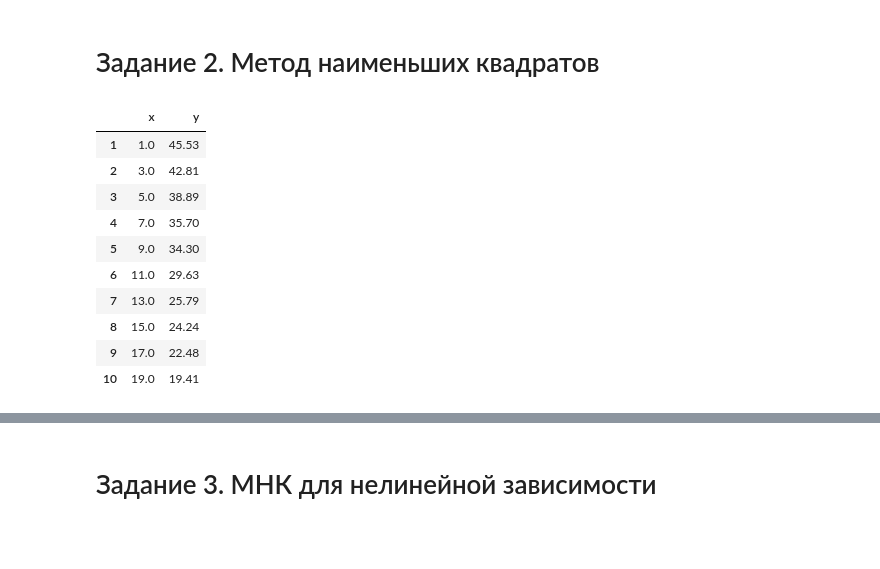
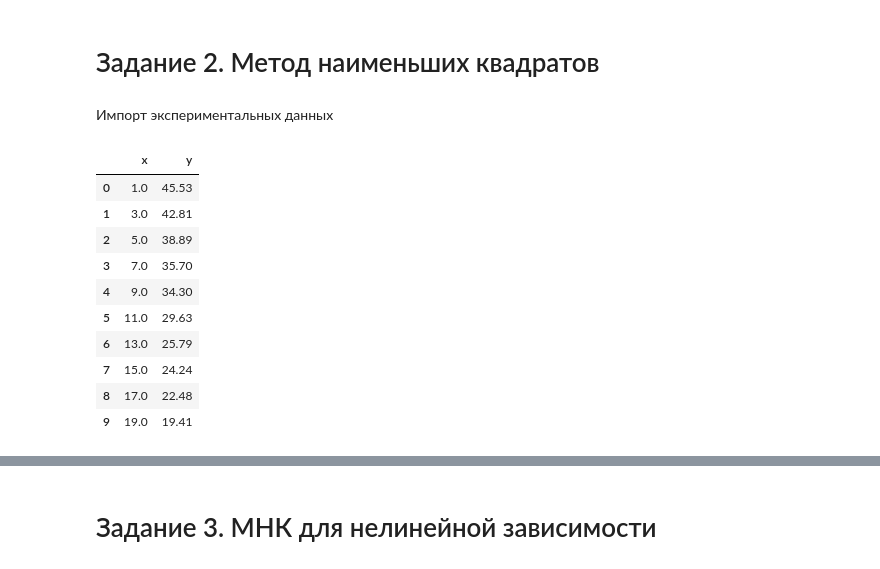
Before and after one commit to wol-byte/Mechanics_first_term, a Jupyter notebook: lab_01/main.ipynb, the cells around one changed output, grey strips where cells are left out. Saved outputs shown, nothing was run; the diff lists cells and outputs as text; code cells hidden in the pictures; blank space fills up the shorter version.

```diff
--- a/lab_01/main.ipynb
+++ b/lab_01/main.ipynb
@@ -288,18 +288,21 @@ Full error: 399.77 mm^3
 Percentage error: 0.03 mm^3
 # %% [markdown]
 # Задание 2. Метод наименьших квадратов
+# %% [markdown]
+Импорт экспериментальных данных
 # %%
 data_2 = pd.read_csv("experimental_data/task_02.csv", encoding='utf-8', index_col=0)
+data_2 = data_2.reset_index(drop=True)
 data_2
 # %% [output]
 |  | x | y |
-| 1 | 1.0 | 45.53 |
-| 2 | 3.0 | 42.81 |
-| 3 | 5.0 | 38.89 |
-| 4 | 7.0 | 35.70 |
-| 5 | 9.0 | 34.30 |
-| 6 | 11.0 | 29.63 |
-| 7 | 13.0 | 25.79 |
-| 8 | 15.0 | 24.24 |
-| 9 | 17.0 | 22.48 |
-| 10 | 19.0 | 19.41 |
+| 0 | 1.0 | 45.53 |
+| 1 | 3.0 | 42.81 |
+| 2 | 5.0 | 38.89 |
+| 3 | 7.0 | 35.70 |
+| 4 | 9.0 | 34.30 |
+| 5 | 11.0 | 29.63 |
+| 6 | 13.0 | 25.79 |
+| 7 | 15.0 | 24.24 |
+| 8 | 17.0 | 22.48 |
+| 9 | 19.0 | 19.41 |
```
Also changed, not shown: parts of 31 cells of this notebook.
